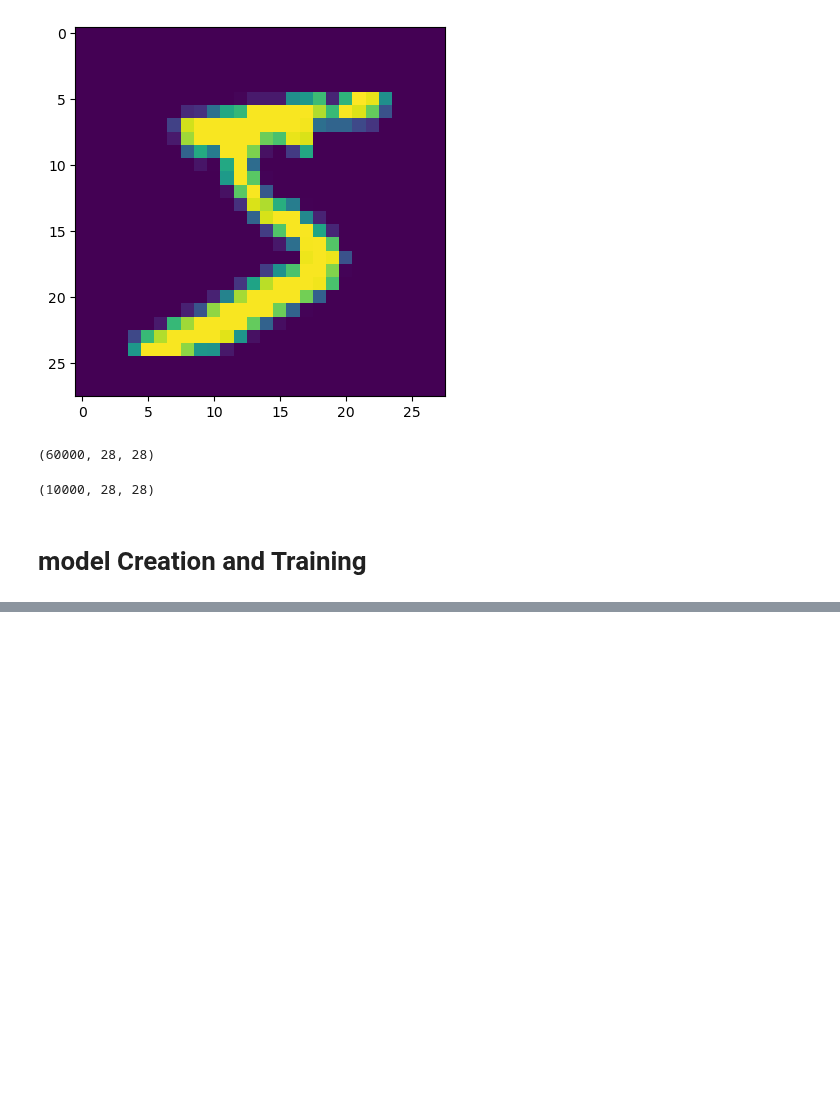
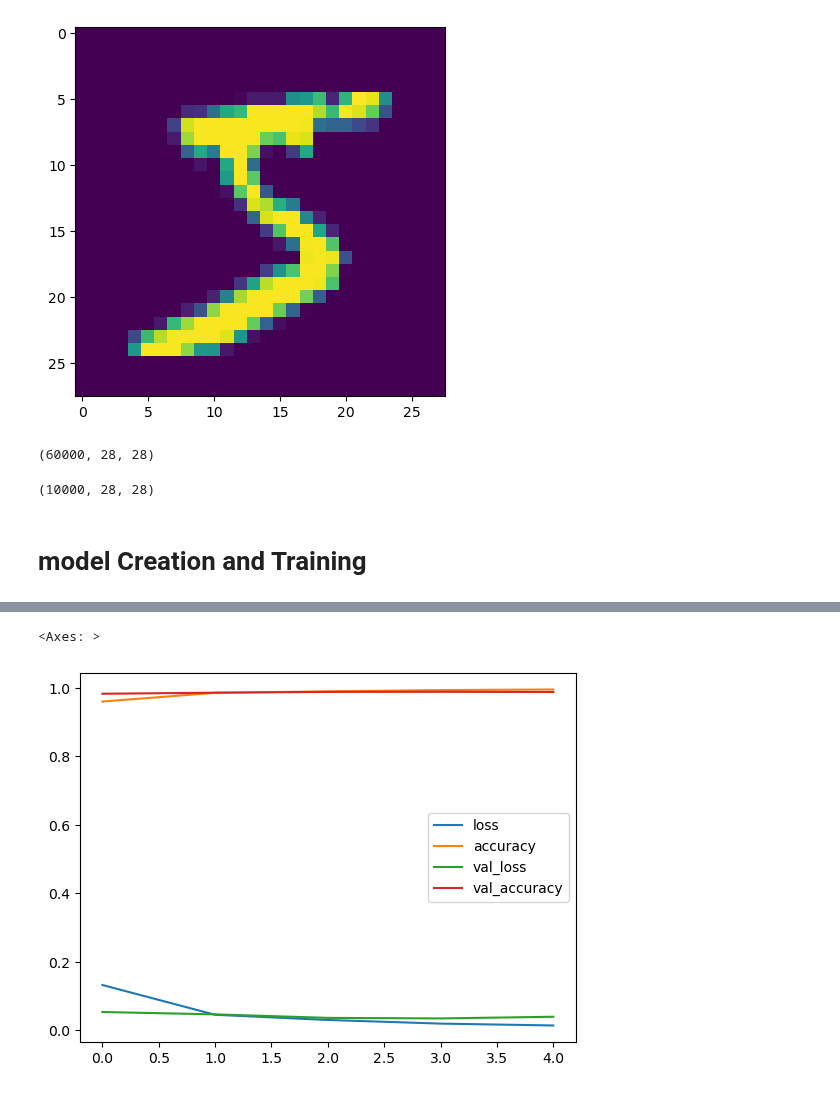
Before and after one commit to dancanyego/Deep-Learning-and-Neural-nets, a Jupyter notebook: MNIST dataset.ipynb, the cells around one changed output, grey strips where cells are left out. Drawn from its saved outputs; the diff is of its cells as text; code cells hidden in the pictures; blank space fills up the shorter version.

```diff
--- a/MNIST dataset.ipynb
+++ b/MNIST dataset.ipynb
@@ -153,0 +148,2 @@ loses.plot
+# %%
+metrics = pd.DataFrame(model.history.history)
@@ -153,0 +159,5 @@ loses.plot
+# %%
+metrics.plot()
+# %% [output]
+<Axes: >
+[figure, added]
```
Also changed, not shown: parts of 11 cells of this notebook.
